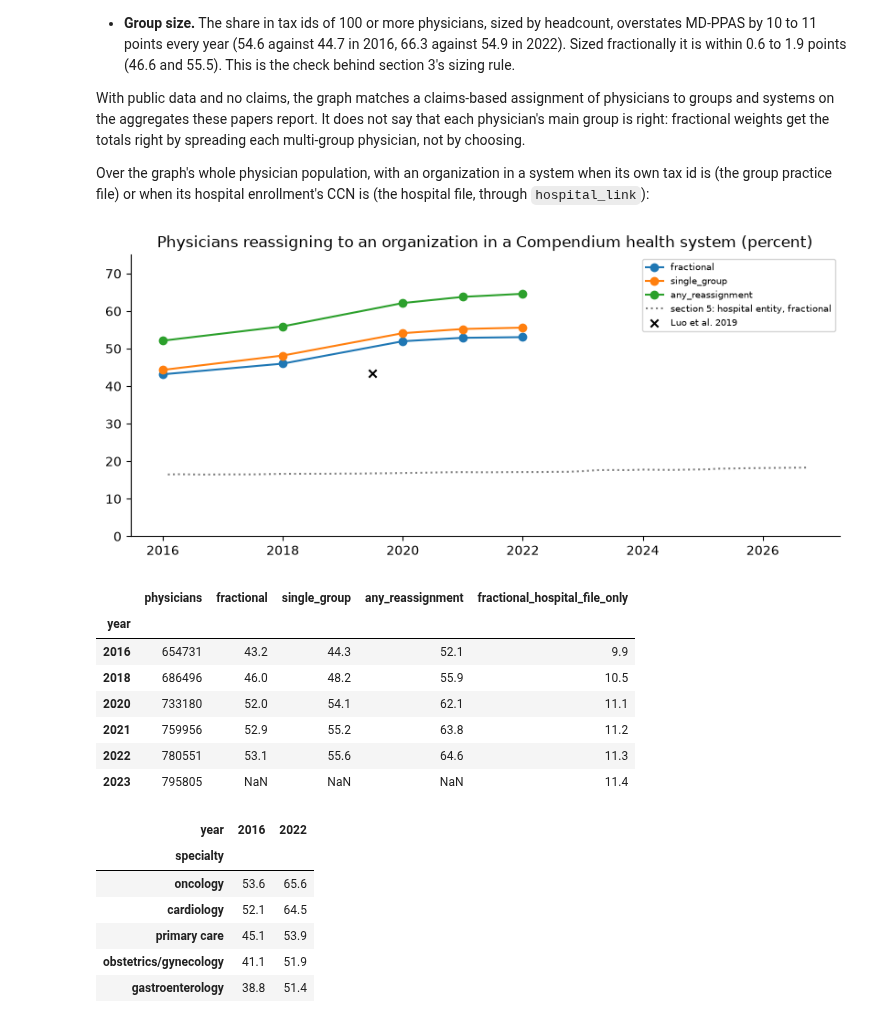
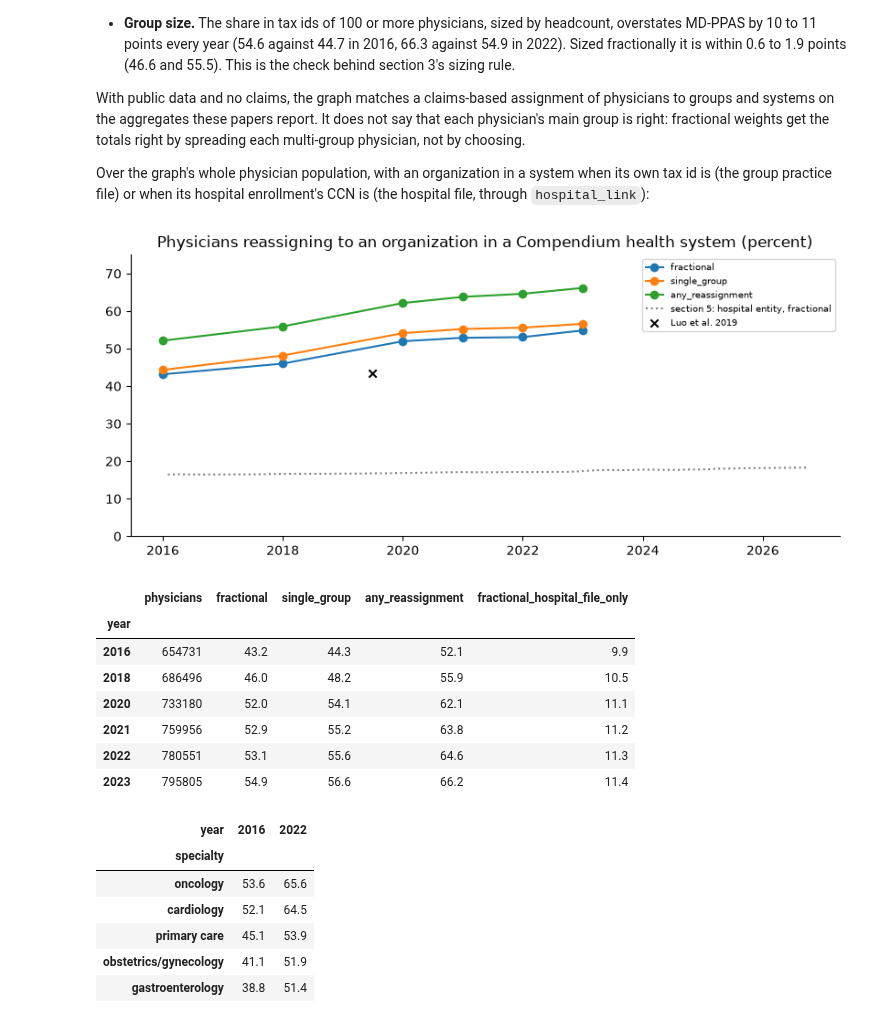
Before and after one commit to nathansutton/healthcare-ledger, a Jupyter notebook: research/provider-networks/provider_networks.ipynb, the cells around one changed output. Saved outputs shown, nothing was run; the diff lists cells and outputs as text; code cells hidden in the pictures.

```diff
--- a/research/provider-networks/provider_networks.ipynb
+++ b/research/provider-networks/provider_networks.ipynb
@@ -707,38 +751,38 @@ Over the graph's whole physician population, with an organization in a system wh
 # %%
 con.execute("""
 CREATE TABLE system_org AS
--- an organization is in a system through its own tax id (group practice file) or through a hospital enrollment
--- whose CCN AHRQ places in a system (hospital file, matched by the graph's hospital_link)
-SELECT c.year, l.node_id AS pac_id, 'group practice file' AS route FROM compendium_q c
+-- an organization is in a system through its own tax id (group practice file; for 2023, the 2022 file carried
+-- forward) or through a hospital enrollment whose CCN AHRQ places in a system (hospital file, by hospital_link)
+SELECT c.year, l.node_id AS pac_id, l.health_sys_id, l.via AS route FROM compendium_q c
 JOIN system_link l ON l.year = c.year AND l.node_type = 'organization' AND l.health_sys_id IS NOT NULL
 UNION
-SELECT c.year, h.organization_pac_id, 'hospital file' FROM compendium_q c
+SELECT c.year, h.organization_pac_id, l.health_sys_id, 'hospital file' FROM compendium_q c
 JOIN hospital_link h ON h.effective_date <= c.as_of_date AND (h.end_date IS NULL OR h.end_date > c.as_of_date)
 JOIN system_link l ON l.year = c.year AND l.node_type = 'hospital' AND l.node_id = h.ccn AND l.health_sys_id IS NOT NULL
 """)
 system_share = con.sql("""
 WITH e AS (
     SELECT c.year, e.practitioner_pac_id, e.k,
            e.organization_pac_id IN (SELECT pac_id FROM system_org s WHERE s.year = c.year) AS sys,
            e.organization_pac_id IN (SELECT pac_id FROM system_org s WHERE s.year = c.year AND route = 'hospital file') AS sys_hospital
     FROM compendium_q c JOIN physician_edge e ON e.as_of_date = c.as_of_date)
 SELECT year, count(DISTINCT practitioner_pac_id) AS physicians,
        100 * sum(sys::INT / k) / count(DISTINCT practitioner_pac_id) AS fractional,
        100 * avg(sys::INT) FILTER (WHERE k = 1) AS single_group,
        100 * count(DISTINCT practitioner_pac_id) FILTER (WHERE sys) / count(DISTINCT practitioner_pac_id) AS any_reassignment,
        100 * sum(sys_hospital::INT / k) / count(DISTINCT practitioner_pac_id) AS fractional_hospital_file_only
 FROM e GROUP BY 1 ORDER BY 1""").df().set_index("year")
 # the full measure needs that year's group practice file (none for 2023); the hospital route alone covers every year
 no_group_file = ~system_share.index.isin(con.sql("SELECT DISTINCT year FROM system_link WHERE node_type = 'organization'").df().year)
 system_share.loc[no_group_file, ["fractional", "single_group", "any_reassignment"]] = np.nan
 ax = system_share[["fractional", "single_group", "any_reassignment"]].plot(marker="o",
      title="Physicians reassigning to an organization in a Compendium health system (percent)")
 ax.plot(vi.index.year + (vi.index.dayofyear - 1) / 365, vi["fractional"], color="grey", ls=":", label="section 5: hospital entity, fractional")
 ax.scatter([2019.5], [43.5], marker="x", color="k", zorder=5, label="Luo et al. 2019")
 ax.legend(fontsize=7); ax.set_xlabel(""); ax.set_ylim(0, 75); plt.show()
 system_share.round(1)
 # %% [output]
-[figure, old version]
+[figure, new version]
 |  | physicians | fractional | single_group | any_reassignment | fractional_hospital_file_only |
 | year |  |  |  |  |  |
 | 2016 | 654731 | 43.2 | 44.3 | 52.1 | 9.9 |
@@ -746,7 +790,7 @@ system_share.round(1)
 | 2020 | 733180 | 52.0 | 54.1 | 62.1 | 11.1 |
 | 2021 | 759956 | 52.9 | 55.2 | 63.8 | 11.2 |
 | 2022 | 780551 | 53.1 | 55.6 | 64.6 | 11.3 |
-| 2023 | 795805 | NaN | NaN | NaN | 11.4 |
+| 2023 | 795805 | 54.9 | 56.6 | 66.2 | 11.4 |
 # %%
 con.sql("""
 SELECT c.year, s.specialty, 100 * sum((o.pac_id IS NOT NULL)::INT / e.k) / sum(1.0 / e.k) AS pct_in_system_fractional
```
Also changed, not shown: parts of 19 cells of this notebook, 10 other files.
